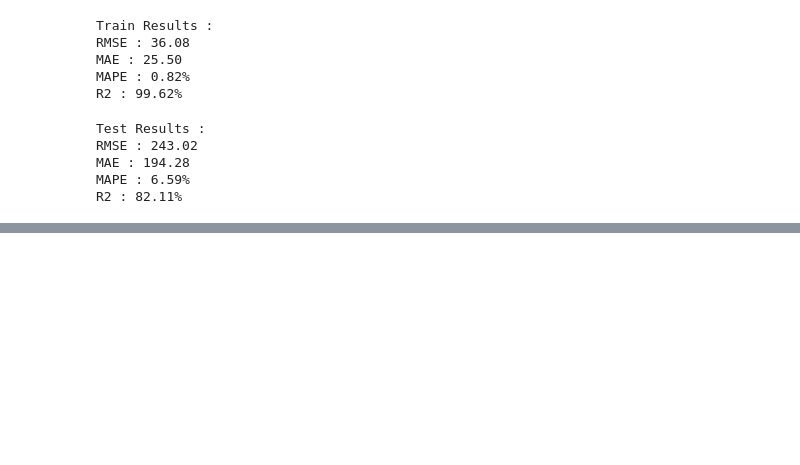
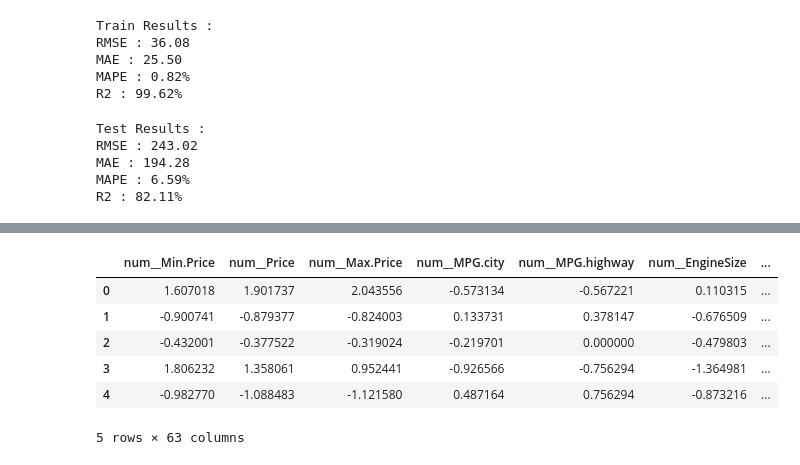
Before and after one commit to gaurikhanekar/Machine-Learning, a Jupyter notebook: 04_Automated_Preprocessing/pre.ipynb, the cells around one changed output, grey strips where cells are left out. Cells and saved outputs as stored; diff of their text form; code cells hidden in the pictures; blank space fills up the shorter version.

```diff
--- a/04_Automated_Preprocessing/pre.ipynb
+++ b/04_Automated_Preprocessing/pre.ipynb
@@ -306,0 +320,12 @@ R2 : 82.11%
+# %%
+
+xnew_pre = pre.transform(xnew)
+xnew_pre
+# %% [output]
+|  | num__Min.Price | num__Price | num__Max.Price | num__MPG.city | num__MPG.highway | num__EngineSize | ... |
+| 0 | 1.607018 | 1.901737 | 2.043556 | -0.573134 | -0.567221 | 0.110315 | ... |
+| 1 | -0.900741 | -0.879377 | -0.824003 | 0.133731 | 0.378147 | -0.676509 | ... |
+| 2 | -0.432001 | -0.377522 | -0.319024 | -0.219701 | 0.000000 | -0.479803 | ... |
+| 3 | 1.806232 | 1.358061 | 0.952441 | -0.926566 | -0.756294 | -1.364981 | ... |
+| 4 | -0.982770 | -1.088483 | -1.121580 | 0.487164 | 0.756294 | -0.873216 | ... |
+5 rows × 63 columns
```
Also changed, not shown: parts of 14 cells of this notebook, 4 other files.
